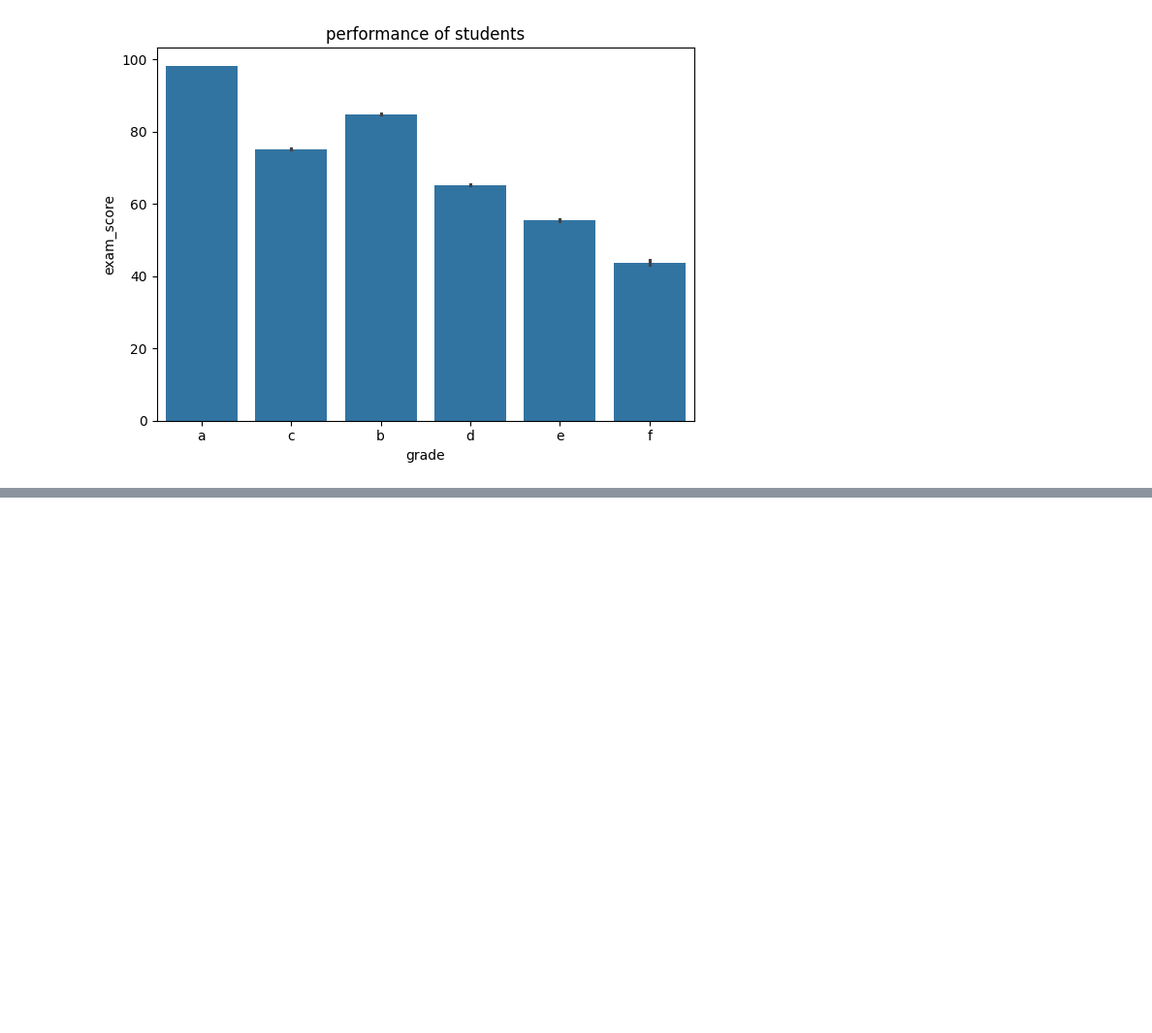
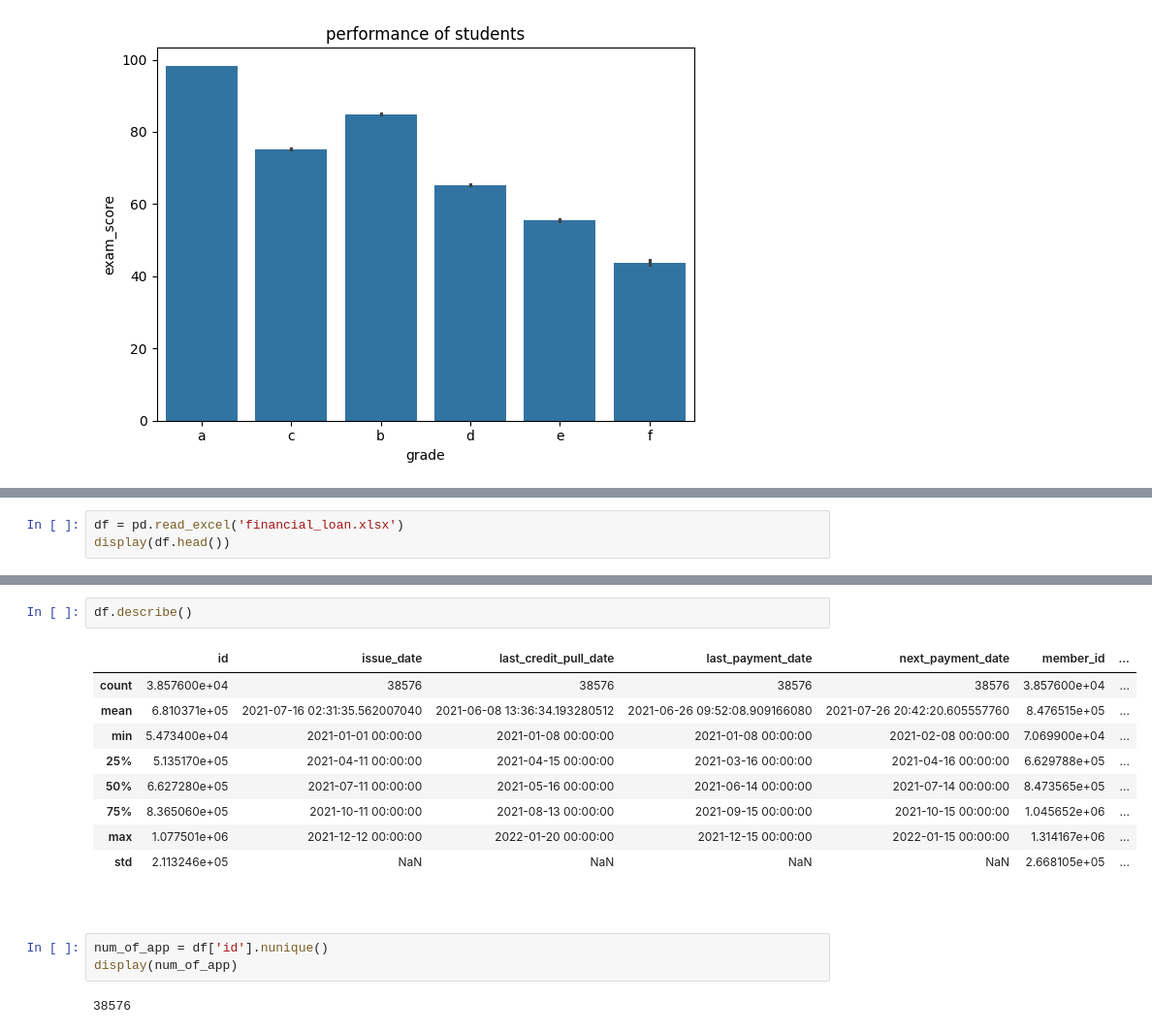
Before and after one commit to syedryaaan/data_science, a Jupyter notebook: pandas.ipynb, the cells around one changed output, grey strips where cells are left out. Shown at 97% size. Saved outputs shown, nothing was run; the diff lists cells and outputs as text; blank space fills up the shorter version.

```diff
--- a/pandas.ipynb
+++ b/pandas.ipynb
@@ -676,0 +688,3 @@ plt.show()
+# %%
+df = pd.read_excel('financial_loan.xlsx')
+display(df.head())
@@ -676,0 +725,19 @@ plt.show()
+# %%
+df.describe()
+# %% [output]
+|  | id | issue_date | last_credit_pull_date | last_payment_date | next_payment_date | member_id | ... |
+| count | 3.857600e+04 | 38576 | 38576 | 38576 | 38576 | 3.857600e+04 | ... |
+| mean | 6.810371e+05 | 2021-07-16 02:31:35.562007040 | 2021-06-08 13:36:34.193280512 | 2021-06-26 09:52:08.909166080 | 2021-07-26 20:42:20.605557760 | 8.476515e+05 | ... |
+| min | 5.473400e+04 | 2021-01-01 00:00:00 | 2021-01-08 00:00:00 | 2021-01-08 00:00:00 | 2021-02-08 00:00:00 | 7.069900e+04 | ... |
+| 25% | 5.135170e+05 | 2021-04-11 00:00:00 | 2021-04-15 00:00:00 | 2021-03-16 00:00:00 | 2021-04-16 00:00:00 | 6.629788e+05 | ... |
+| 50% | 6.627280e+05 | 2021-07-11 00:00:00 | 2021-05-16 00:00:00 | 2021-06-14 00:00:00 | 2021-07-14 00:00:00 | 8.473565e+05 | ... |
+| 75% | 8.365060e+05 | 2021-10-11 00:00:00 | 2021-08-13 00:00:00 | 2021-09-15 00:00:00 | 2021-10-15 00:00:00 | 1.045652e+06 | ... |
+| max | 1.077501e+06 | 2021-12-12 00:00:00 | 2022-01-20 00:00:00 | 2021-12-15 00:00:00 | 2022-01-15 00:00:00 | 1.314167e+06 | ... |
+| std | 2.113246e+05 | NaN | NaN | NaN | NaN | 2.668105e+05 | ... |
+# %% [markdown]
+##
+# %%
+num_of_app = df['id'].nunique()
+display(num_of_app)
+# %% [output]
+38576
```
Also changed, not shown: parts of 22 cells of this notebook.
